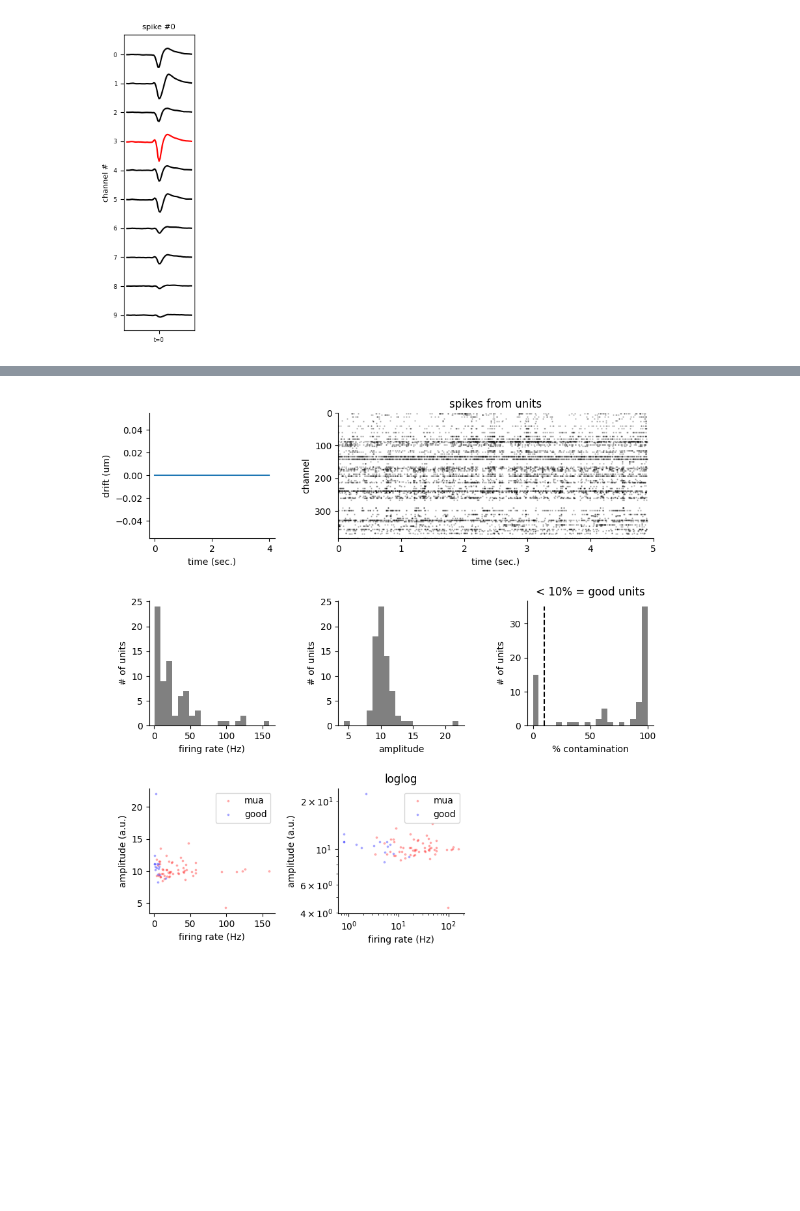
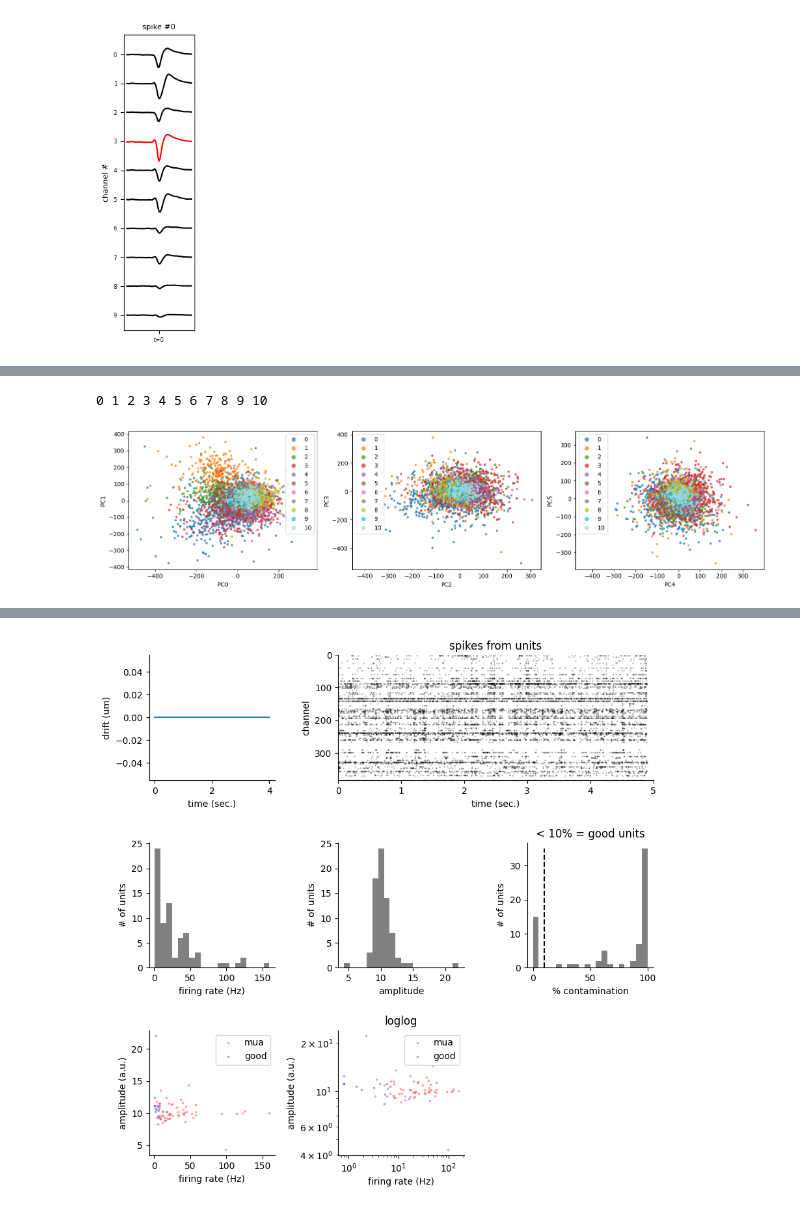
Before and after one commit to dyballa/TempoSort, a Jupyter notebook: data/2017_UCL_Neuropixels/analyzing-Kilosort4-output.ipynb, the cells around one changed output, grey strips where cells are left out. Cells and saved outputs as stored; diff of their text form; code cells hidden in the pictures; blank space fills up the shorter version.

```diff
--- a/data/2017_UCL_Neuropixels/analyzing-Kilosort4-output.ipynb
+++ b/data/2017_UCL_Neuropixels/analyzing-Kilosort4-output.ipynb
@@ -298,0 +308,56 @@ print(tot)
+# %%
+# Now plot multiple templates together
+
+templis = range(0,11)
+half_window = templates.shape[1]//2
+
+X = None
+template_lbls = None
+
+for templi in templis:
+    print(templi, end =' ')
+    which_spikes_from_templ = np.flatnonzero(clu == templi)
+    which_chans = np.flatnonzero(abs(templates[templi]).sum(0) > 0)
+
+    all_spk_windows = []
+    actual_spike_ts = st[which_spikes_from_templ]
+    for spki in which_spikes_from_templ:
+        t0, t1 = max(0, st[spki]-half_window), min(st[spki]+half_window+1, data_array.shape[1])
+
+        if t1 - t0 < 2*half_window+1:
+            start, end = 0, 2*half_window+1
+            mean_val = data_array[which_chans].mean(1, keepdims=1)
+            window = mean_val*np.ones((len(which_chans),2*half_window+1))
+            if st[spki] < half_window:
+                start = half_window-st[spki]
+            if st[spki] + half_window + 1 > data_array.shape[1]:
+                end -= ( data_array.shape[1] - st[spki] + half_window + 1 )
+
+            window[:,start:end] = data_array[which_chans,t0:t1]
+        else:
+            window = data_array[which_chans,t0:t1]
+        all_spk_windows.append(window)
+
+    templX = np.reshape(all_spk_windows, (len(all_spk_windows), -1)) # concatenate all channels along the same dimension
+
+    if X is None:
+        X = templX
+        template_lbls = templi*np.ones(len(templX))
+    else:
+        X = np.concatenate([X, templX])
+        template_lbls = np.concatenate([template_lbls, templi*np.ones(len(templX))])
+
+Y = pca.fit_transform(X)
+
+PCs = [(0,1), (2,3), (4,5)] #look through multiple PC coordinates
+
+f, axes = plt.subplots(1, len(PCs), figsize=(4*4, 4))
+for ax, pcs in zip(axes, PCs):
+    sc = ax.scatter(*Y[:,pcs].T, c=template_lbls, cmap='tab20', alpha=.7, s=8)
+    ax.legend(*sc.legend_elements())
+    ax.set(xlabel=f'PC{pcs[0]}', ylabel=f'PC{pcs[1]}')
+f.tight_layout()
+plt.show()
+# %% [output]
+0 1 2 3 4 5 6 7 8 9 10
+[figure, added]
```
Also changed, not shown: parts of 15 cells of this notebook, 2 other files.
